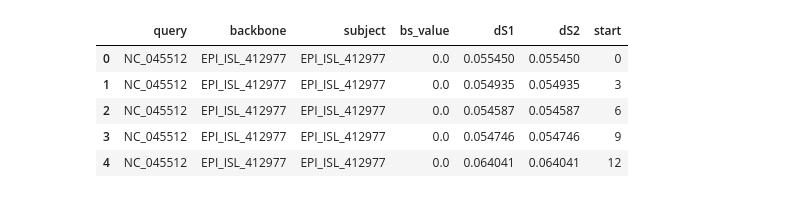
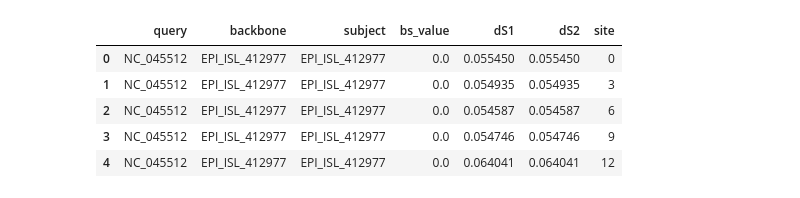
Before and after one commit to DuLab-SYSU/NSRecomb, a Jupyter notebook: results.ipynb, the cells around one changed output. Saved outputs shown, nothing was run; the diff lists cells and outputs as text; code cells hidden in the pictures.

```diff
--- a/results.ipynb
+++ b/results.ipynb
@@ -17,13 +21,13 @@ for k, v in res.items():
 # %%
 df = pd.DataFrame(new_res, columns=['query', 'backbone', 'subject', 'bs_value', 'dS1', 'dS2'])
-df['start'] = ids
+df['site'] = ids
+
+df.head()
+# %% [output]
+|  | query | backbone | subject | bs_value | dS1 | dS2 | site |
+| 0 | NC_045512 | EPI_ISL_412977 | EPI_ISL_412977 | 0.0 | 0.055450 | 0.055450 | 0 |
+| 1 | NC_045512 | EPI_ISL_412977 | EPI_ISL_412977 | 0.0 | 0.054935 | 0.054935 | 3 |
+| 2 | NC_045512 | EPI_ISL_412977 | EPI_ISL_412977 | 0.0 | 0.054587 | 0.054587 | 6 |
+| 3 | NC_045512 | EPI_ISL_412977 | EPI_ISL_412977 | 0.0 | 0.054746 | 0.054746 | 9 |
+| 4 | NC_045512 | EPI_ISL_412977 | EPI_ISL_412977 | 0.0 | 0.064041 | 0.064041 | 12 |
-# %%
-df.head()
-# %% [output]
-|  | query | backbone | subject | bs_value | dS1 | dS2 | start |
-| 0 | NC_045512 | EPI_ISL_412977 | EPI_ISL_412977 | 0.0 | 0.055450 | 0.055450 | 0 |
-| 1 | NC_045512 | EPI_ISL_412977 | EPI_ISL_412977 | 0.0 | 0.054935 | 0.054935 | 3 |
-| 2 | NC_045512 | EPI_ISL_412977 | EPI_ISL_412977 | 0.0 | 0.054587 | 0.054587 | 6 |
-| 3 | NC_045512 | EPI_ISL_412977 | EPI_ISL_412977 | 0.0 | 0.054746 | 0.054746 | 9 |
-| 4 | NC_045512 | EPI_ISL_412977 | EPI_ISL_412977 | 0.0 | 0.064041 | 0.064041 | 12 |
 # %%
```
Also changed, not shown: parts of 8 cells of this notebook, 2 other files.
